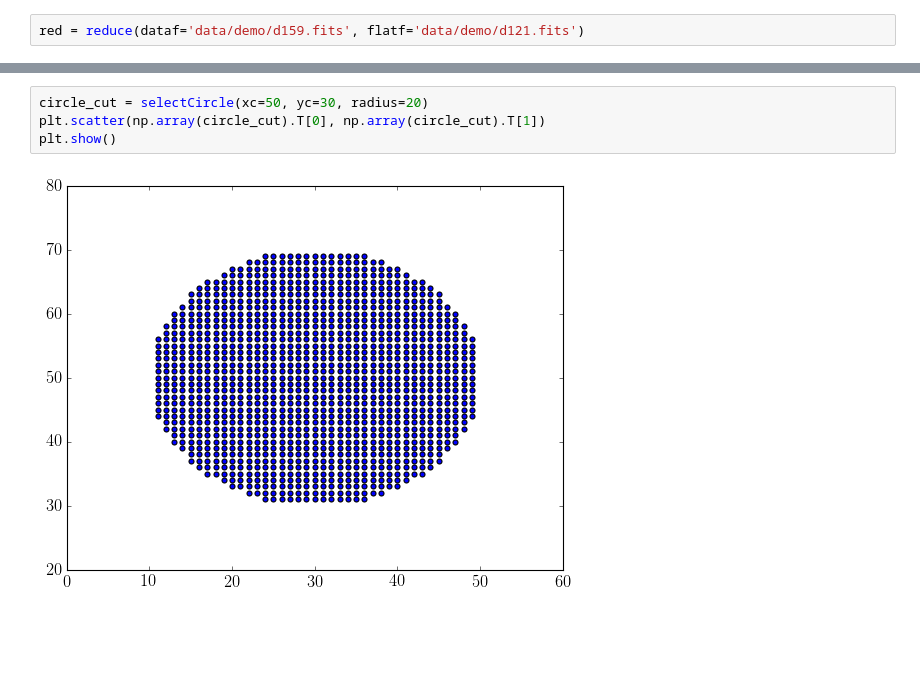
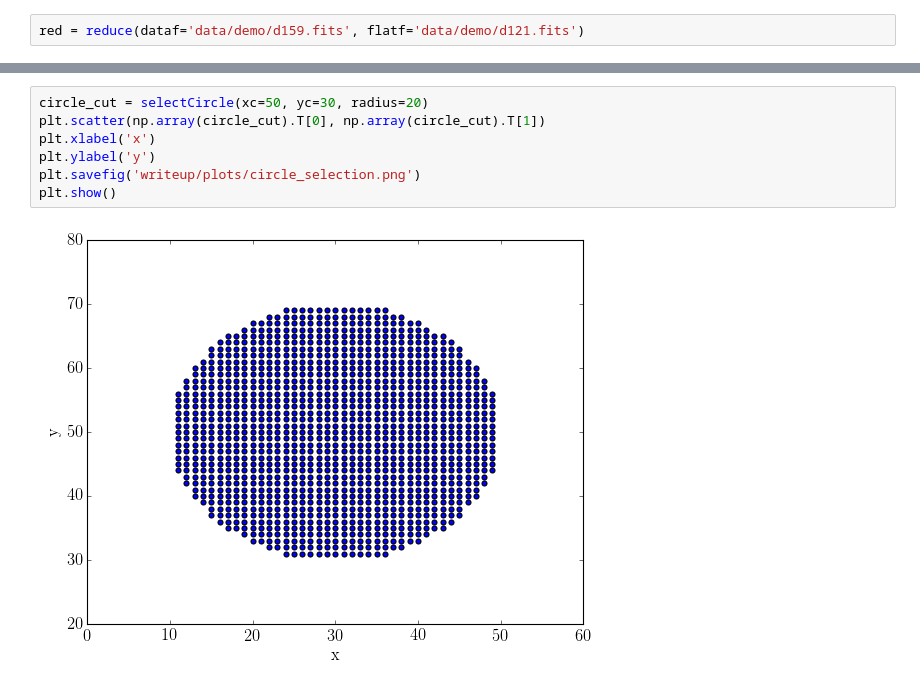
Before and after one commit to jbirky/AsteroidAstrometry, a Jupyter notebook: positions.ipynb, the cells around one changed output, grey strips where cells are left out. Drawn from its saved outputs; the diff is of its cells as text; blank space fills up the shorter version.

```diff
--- a/positions.ipynb
+++ b/positions.ipynb
@@ -211,6 +43,9 @@ plotImg(red, pts=centroids.T, rng=[90,300], title='Sub-pixel Centroids', \
 # %%
 circle_cut = selectCircle(xc=50, yc=30, radius=20)
 plt.scatter(np.array(circle_cut).T[0], np.array(circle_cut).T[1])
+plt.xlabel('x')
+plt.ylabel('y')
+plt.savefig('writeup/plots/circle_selection.png')
 plt.show()
 # %% [output]
-[figure, old version]
+[figure, new version]
```
Also changed, not shown: parts of 7 cells of this notebook, 4 other files.
